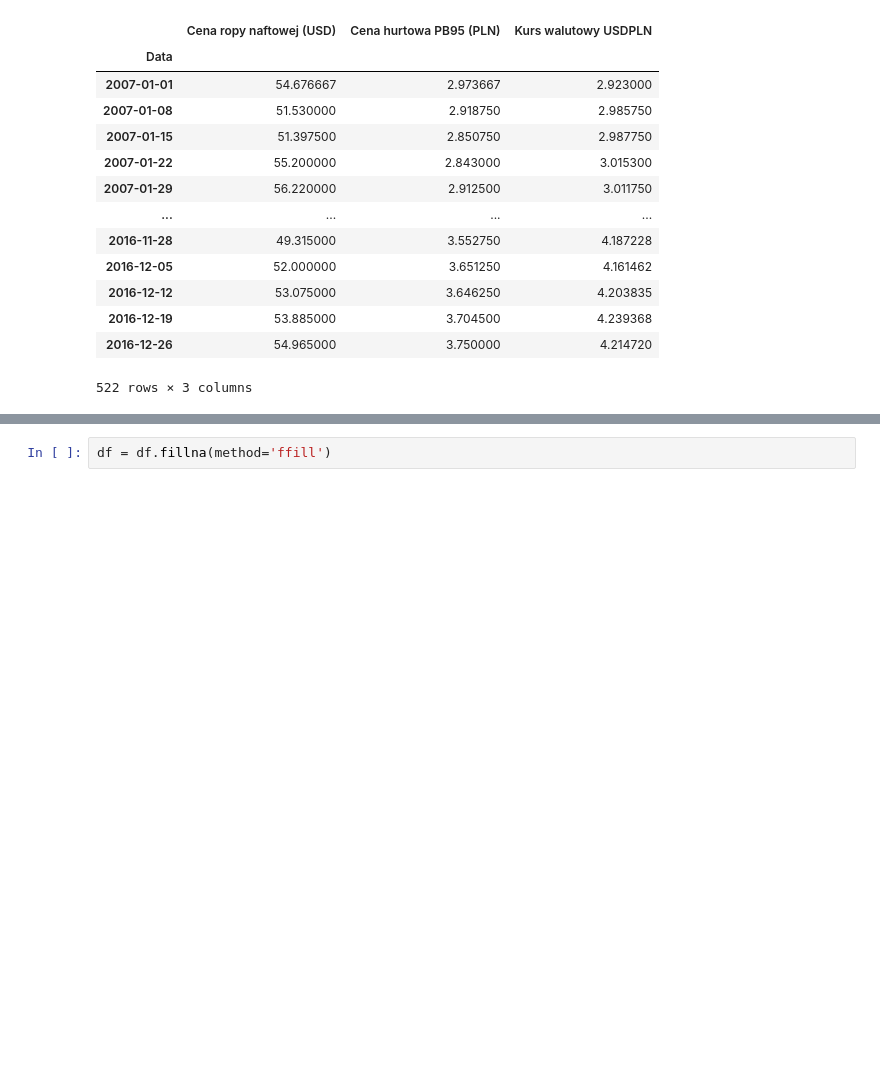
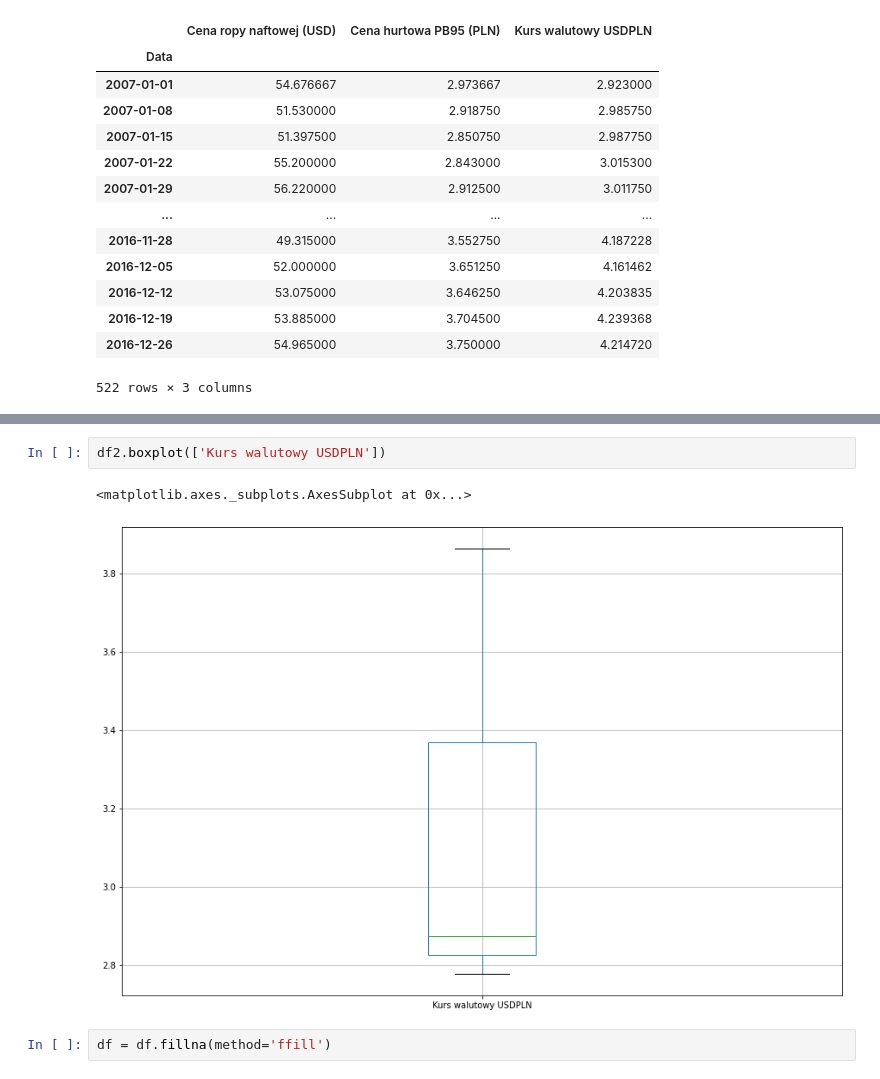
Before and after one commit to WestedCrean/ml-notebooks, a Jupyter notebook: matlab/fuel_prices.ipynb, the cells around one changed output, grey strips where cells are left out. Cells and saved outputs as stored; diff of their text form; blank space fills up the shorter version.

```diff
--- a/matlab/fuel_prices.ipynb
+++ b/matlab/fuel_prices.ipynb
@@ -147,3 +139,8 @@ df.mode()
+# %%
+df2.boxplot(['Kurs walutowy USDPLN'])
+# %% [output]
+<matplotlib.axes._subplots.AxesSubplot at 0x...>
+[figure, added]
 # %%
 df = df.fillna(method='ffill')
 # %%
```
Also changed, not shown: parts of 7 cells of this notebook, 9 other files.
